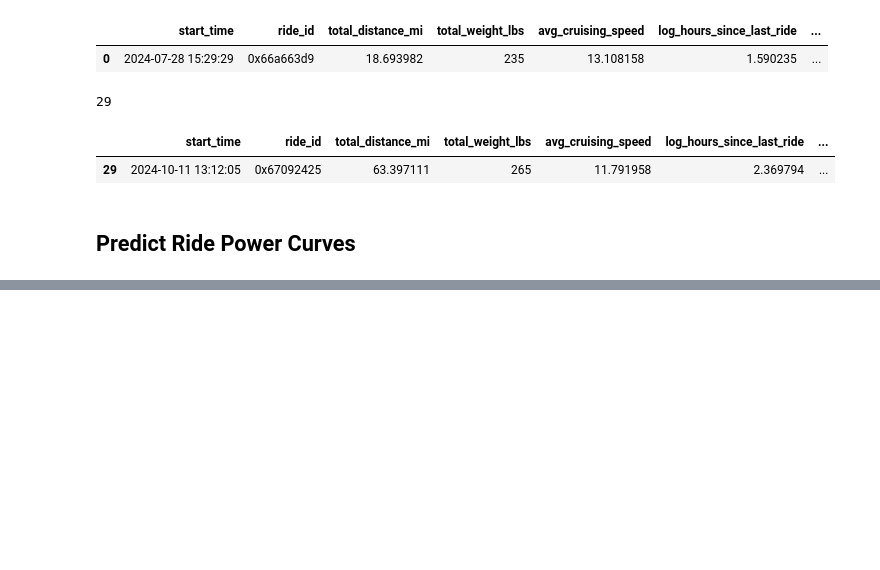
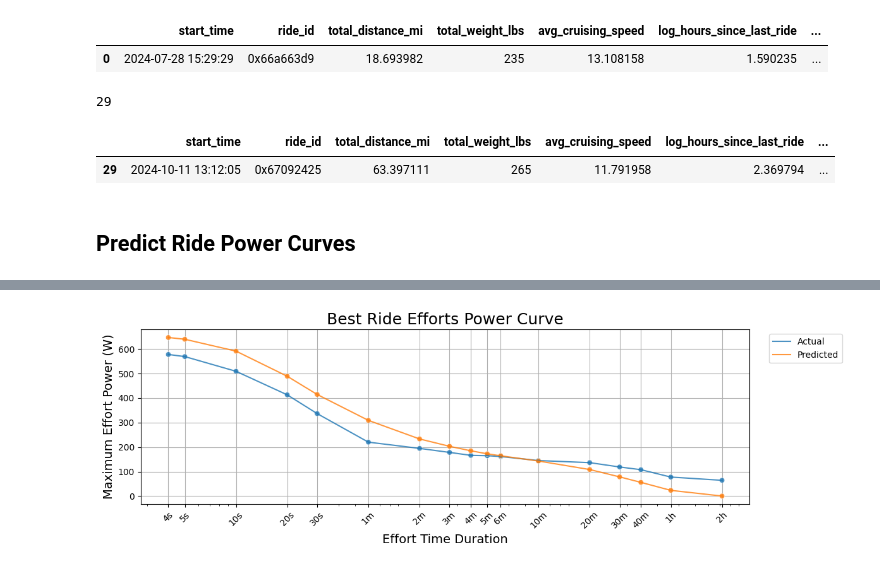
Before and after one commit to ericbauer55/bike-fitness-tracking, a Jupyter notebook: notebooks/4_Evaluation/1_error_contextualization.ipynb, the cells around one changed output, grey strips where cells are left out. Cells and saved outputs as stored; diff of their text form; code cells hidden in the pictures; blank space fills up the shorter version.

```diff
--- a/notebooks/4_Evaluation/1_error_contextualization.ipynb
+++ b/notebooks/4_Evaluation/1_error_contextualization.ipynb
@@ -73,0 +178,4 @@ y_ride3_pred = model_RC.predict(X_ride3.T)
+# %%
+plot_summary_power_curves(df_compare2, show_best_cyclist_curve=False, show_ride_id_labels=True)
+# %% [output]
+[figure, added]
```
Also changed, not shown: parts of 8 cells of this notebook.
